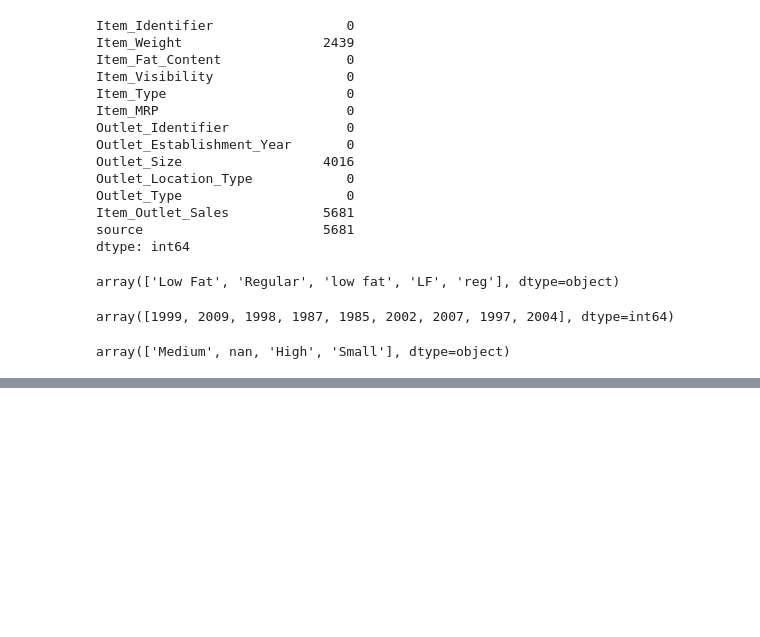
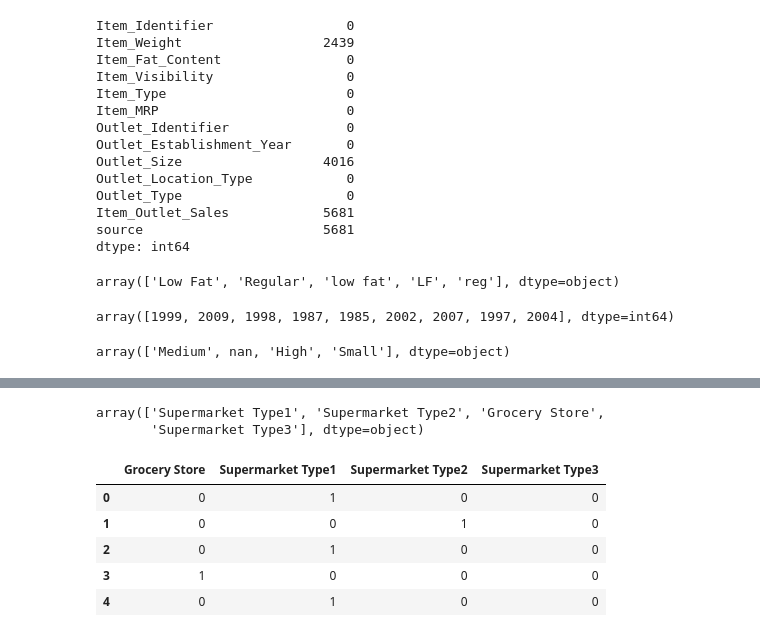
Before and after one commit to SebastianRiedl/SupermarketAnalysis, a Jupyter notebook: Bigmart.ipynb, the cells around one changed output, grey strips where cells are left out. Drawn from its saved outputs; the diff is of its cells as text; code cells hidden in the pictures; blank space fills up the shorter version.

```diff
--- a/Bigmart.ipynb
+++ b/Bigmart.ipynb
@@ -97,0 +177,23 @@ data{
+# %%
+data["Item_Fat_Content"] = le.fit_transform(data["Item_Fat_Content"])
+# %%
+data["Item_Visibility_Bins"] = le.fit_transform(data["Item_Visibility_Bins"])
+# %%
+data["Outlet_Size"] = le.fit_transform(data["Outlet_Size"])
+# %%
+data["Outlet_Location_Type"] = le.fit_transform(data["Outlet_Location_Type"])
+# %%
+data["Outlet_Type"].unique()
+# %% [output]
+array(['Supermarket Type1', 'Supermarket Type2', 'Grocery Store',
+       'Supermarket Type3'], dtype=object)
+# %%
+dummy = pd.get_dummies(data["Outlet_Type"])
+dummy.head()
+# %% [output]
+|  | Grocery Store | Supermarket Type1 | Supermarket Type2 | Supermarket Type3 |
+| 0 | 0 | 1 | 0 | 0 |
+| 1 | 0 | 0 | 1 | 0 |
+| 2 | 0 | 1 | 0 | 0 |
+| 3 | 1 | 0 | 0 | 0 |
+| 4 | 0 | 1 | 0 | 0 |
```
Also changed, not shown: parts of 30 cells of this notebook.
